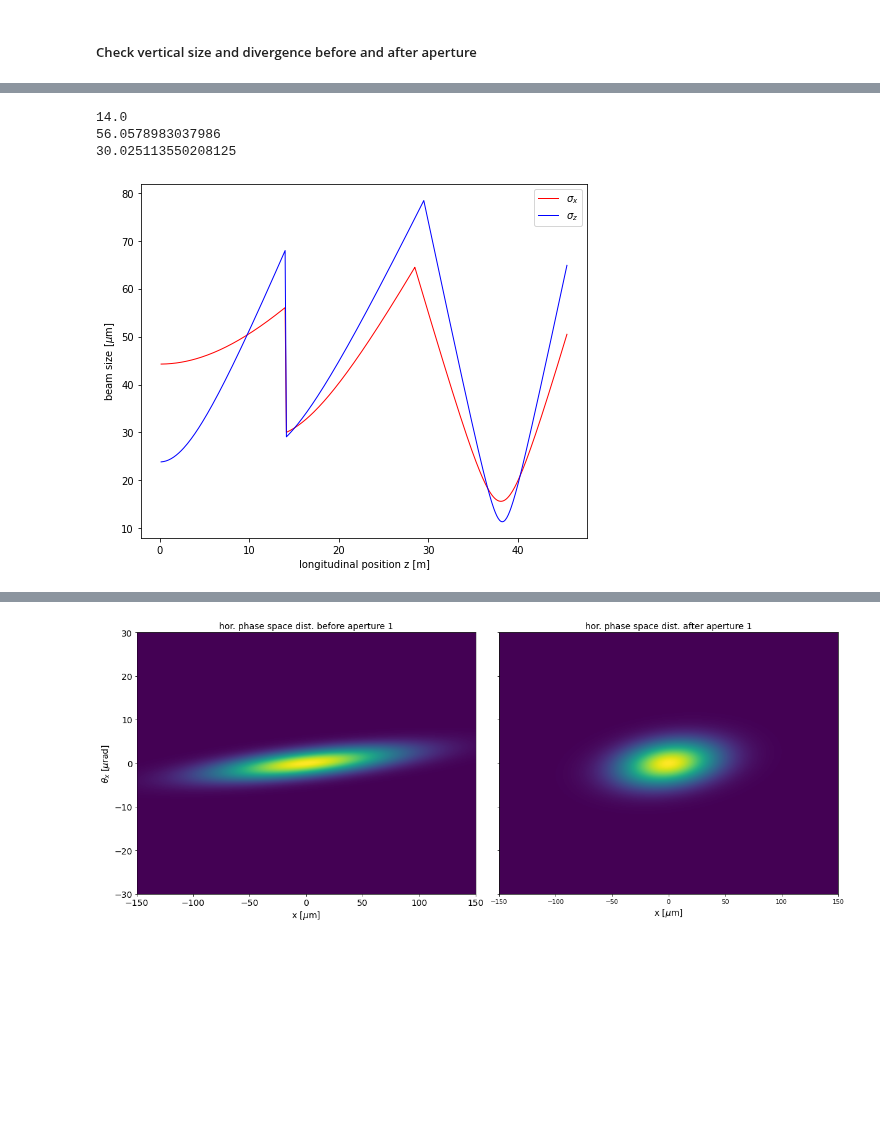
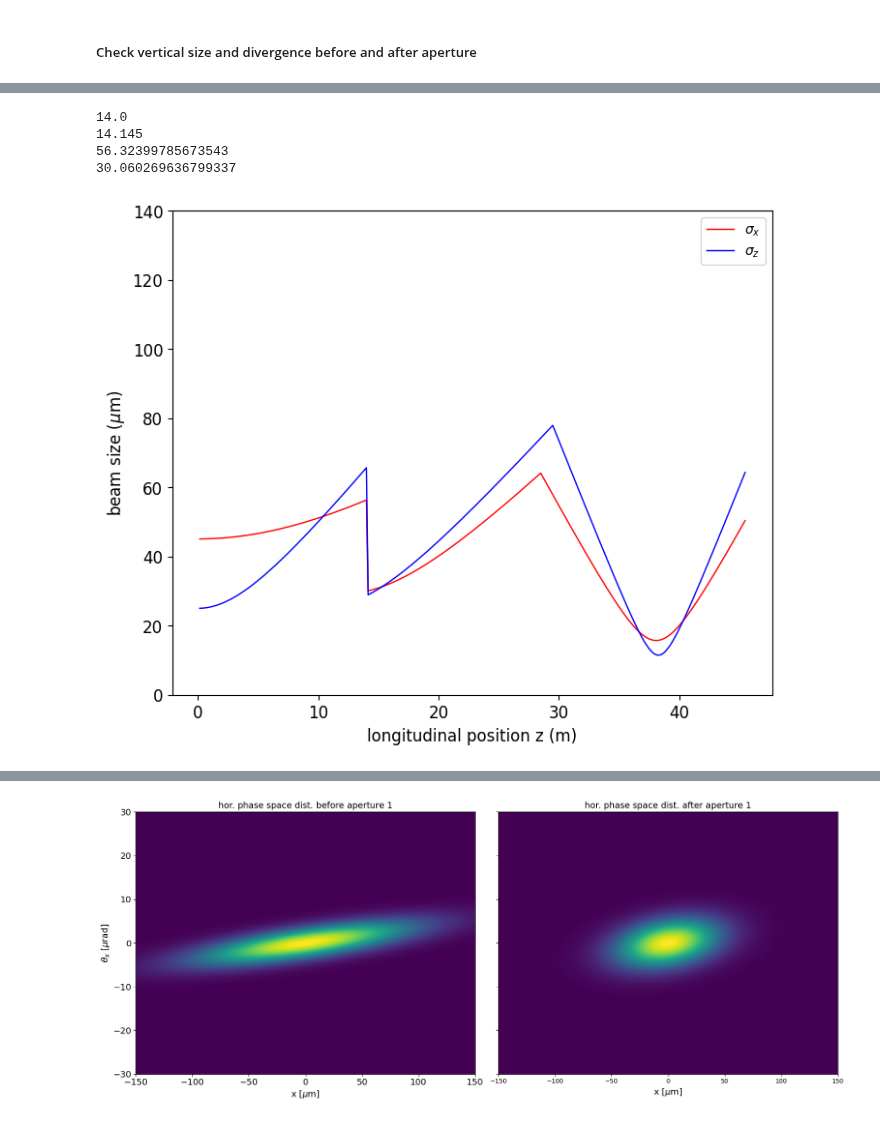
Before and after one commit to radiasoft/rslight, a Jupyter notebook: shadow/kb_single_aperture_napac22_02.ipynb, the cells around one changed output, grey strips where cells are left out. Cells and saved outputs as stored; diff of their text form; code cells hidden in the pictures; blank space fills up the shorter version.

```diff
--- a/shadow/kb_single_aperture_napac22_02.ipynb
+++ b/shadow/kb_single_aperture_napac22_02.ipynb
@@ -875,25 +943,32 @@ sig_theta_fin simulation: 3.926e-06
 # %%
 print(stats.s[99])
+print(stats.s[100])
 print(stats.sigmax[99]*1e6)
 print(stats.sigmax[100]*1e6)
 # %% [output]
 14.0
-56.0578983037986
-30.025113550208125
+14.145
+56.32399785673543
+30.060269636799337
 # %%
 # plot stats.s vs sigmax, sigmaz
 fig = plt.figure(figsize=(8,6.5))
+plt.tight_layout()
+# fig = plt.figure(figsize=(6,4.5))
 ax = fig.gca()
+plt.rc('xtick', labelsize=12)
+plt.rc('ytick', labelsize=12)
 ax.plot(stats.s, numpy.multiply(stats.sigmax, 1e6),'r-', lw = 1, label = r'$\sigma_x$')
 ax.plot(stats.s, numpy.multiply(stats.sigmaz,1e6),'b-', lw = 1, label = r'$\sigma_z$')
-ax.set_xlabel(r'longitudinal position z [m]')
-ax.set_ylabel(r'beam size [$\mu$m]')
+ax.set_xlabel(r'longitudinal position z (m)',fontsize=12)
+ax.set_ylabel(r'beam size ($\mu$m)',fontsize=12)
 ax.legend()
 # plt.xlim(0, 38)
-# plt.ylim(0, 0.0012)
+plt.ylim(0, 140)
+plt.savefig('figures/kb_single_aperture_size01.png', bbox_inches='tight')
 fig.show()
 # %% [output]
-[figure, old version]
+[figure, new version]
 # %%
 # plot stats.s vs thetax, thetaz
 fig = plt.figure(figsize=(8,6.5))
```
Also changed, not shown: parts of 27 cells of this notebook, 1 other file.
